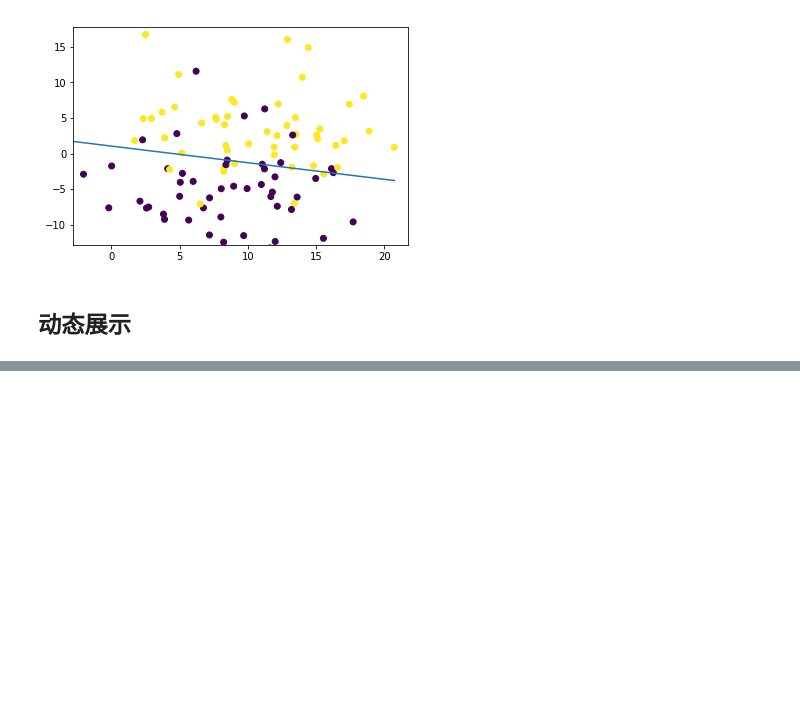
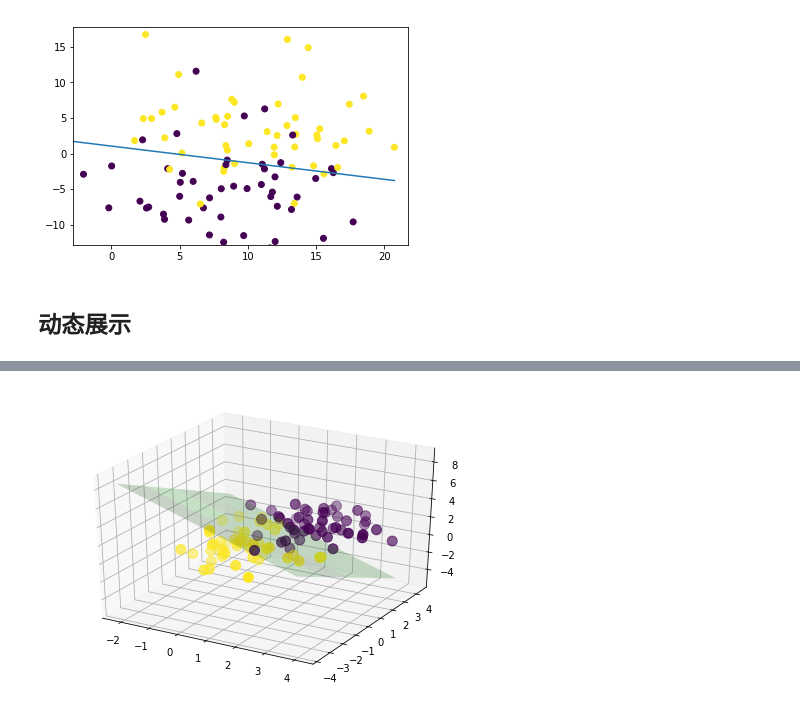
Before and after one commit to AryeYellow/PyProjects, a Jupyter notebook: DataScience/线性回归和逻辑回归.ipynb, the cells around one changed output, grey strips where cells are left out. Saved outputs shown, nothing was run; the diff lists cells and outputs as text; code cells hidden in the pictures; blank space fills up the shorter version.

```diff
--- a/DataScience/线性回归和逻辑回归.ipynb
+++ b/DataScience/线性回归和逻辑回归.ipynb
@@ -315,0 +346,30 @@ for i in range(800, 900):
+# %%
+from warnings import filterwarnings
+filterwarnings('ignore')  # 不打印警告
+from sklearn.datasets.samples_generator import make_blobs
+from sklearn.linear_model import LogisticRegression
+import numpy as np, matplotlib.pyplot as mp
+from mpl_toolkits import mplot3d
+%matplotlib inline
+
+"""创建数据"""
+X, y = make_blobs(centers=[[2, 2, 2], [0, 0, 0]], random_state=3)
+
+"""建模"""
+model = LogisticRegression()
+model.fit(X, y)
+
+"""系数（coefficient）和截距"""
+w0, (w1, w2, w3) = model.intercept_[0], model.coef_[0]
+
+"""可视化"""
+ax = mplot3d.Axes3D(mp.figure())  # 获取三维坐标轴
+ax.scatter(X[:, 0], X[:, 1], X[:, 2], s=99, c=y)  # 散点图
+x1 = np.arange(X[:, 0].min() - 1, X[:, 0].max() + 1, 2)
+x2 = np.arange(X[:, 1].min() - 1, X[:, 1].max() + 1, 2)
+x1, x2 = np.meshgrid(x1, x2)  # 3d网格
+x3 = (w0 + w1 * x1 + w2 * x2) / -w3  # 边界函数
+ax.plot_surface(x1, x2, x3, alpha=0.2, color='g')  # 拟合平面
+mp.show()
+# %% [output]
+[figure, added]
```
Also changed, not shown: parts of 2 cells of this notebook.
